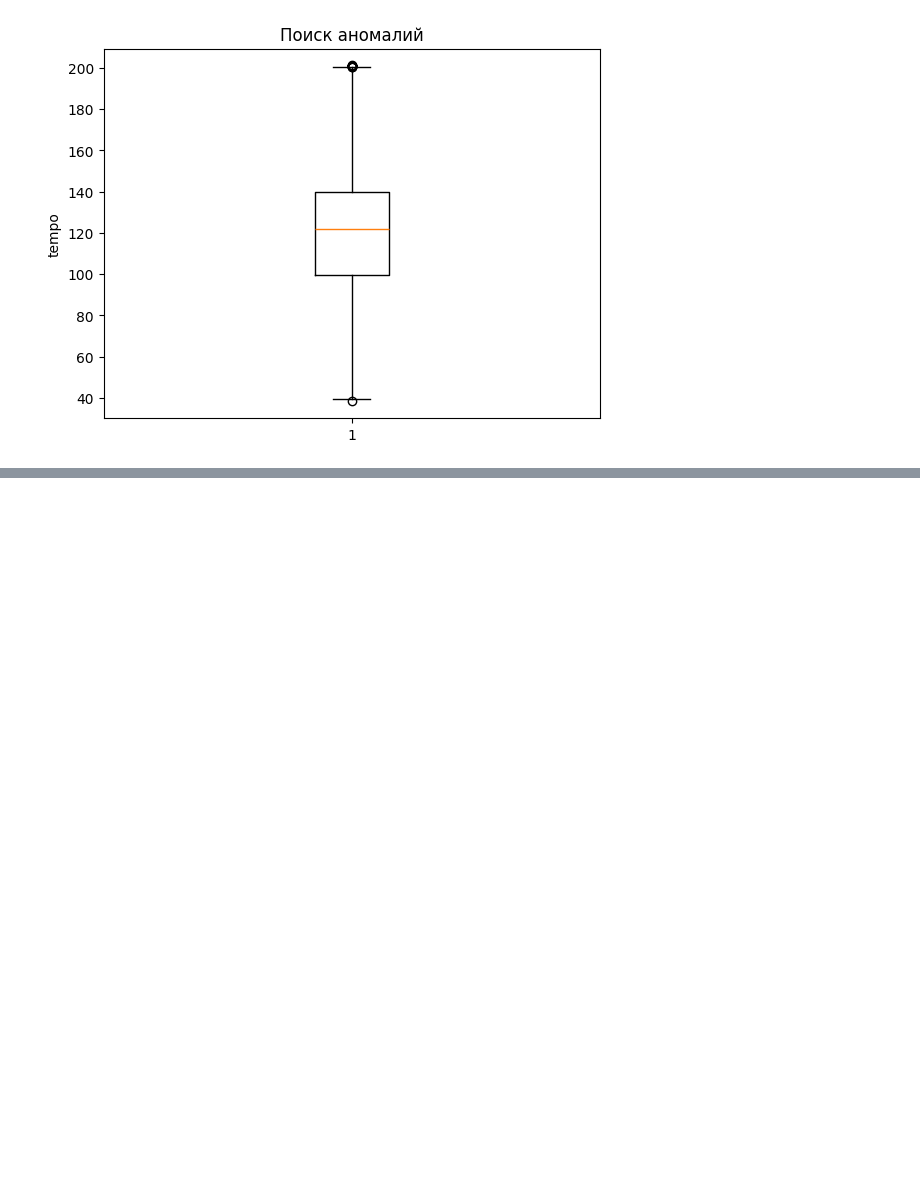
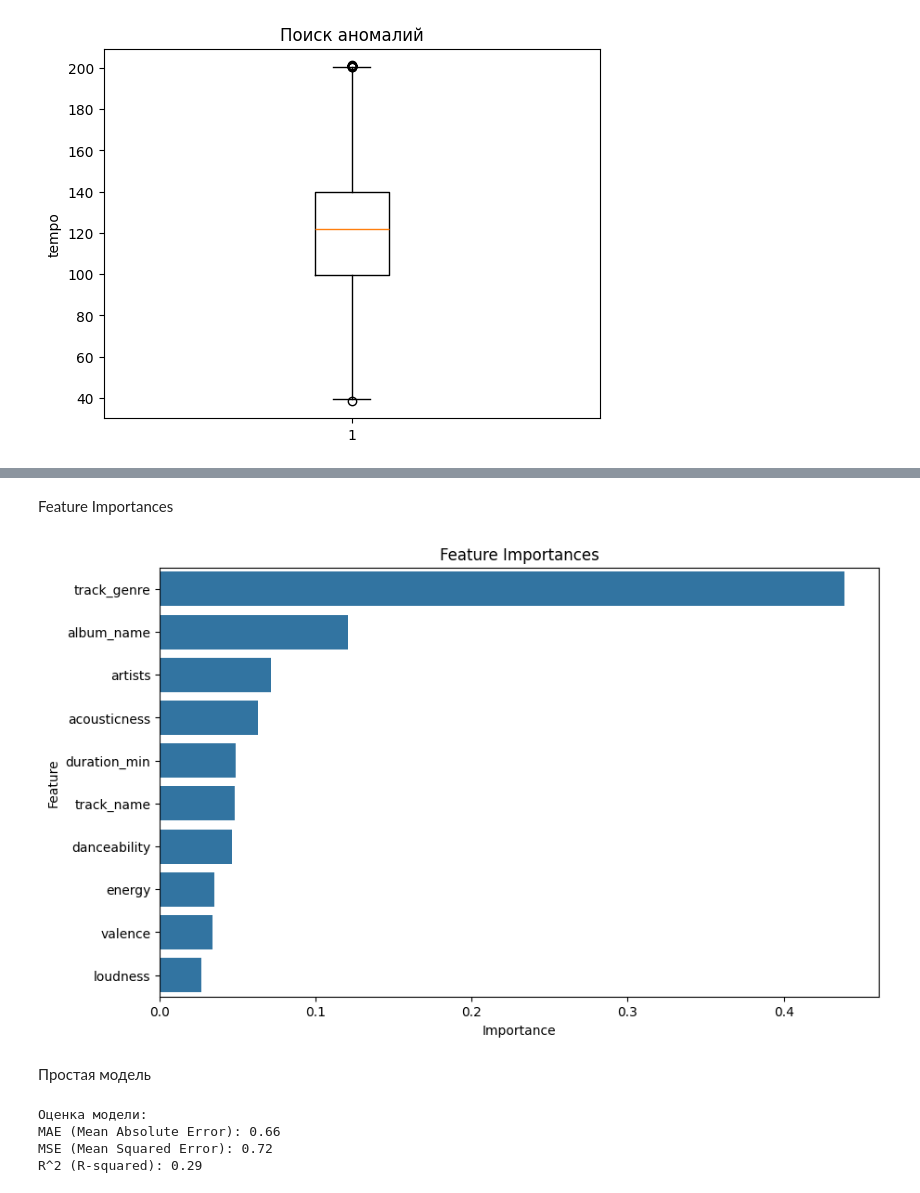
Before and after one commit to KrutyashBB/regression-task, a Jupyter notebook: Задача регрессии.ipynb, the cells around one changed output, grey strips where cells are left out. Drawn from its saved outputs; the diff is of its cells as text; code cells hidden in the pictures; blank space fills up the shorter version.

```diff
--- a/Задача регрессии.ipynb
+++ b/Задача регрессии.ipynb
@@ -180,2 +203,5 @@ plt.show()
+# %%
+categorial_cols = data.select_dtypes(include=["object", "bool"]).columns
+numerical_features = data.select_dtypes(include=['int64', 'float64']).columns
 # %% [markdown]
 Преобразуем все признаки к числовому типу данных
@@ -280,6 +304,7 @@ plt.show()
 Объединяя все эти нюансы, можно сделать вывод, что признак "instrumentalness" можно удалить.
 # %%
 data = data.drop('instrumentalness', axis=1)
+numerical_features = numerical_features.drop('instrumentalness')
 # %% [markdown]
 Определение и удаление аномалий у признака 'liveness'
 # %%
@@ -430,0 +354,3 @@ plt.show()
+# %%
+scaler = StandardScaler()
+data[numerical_features] = scaler.fit_transform(data[numerical_features])
@@ -430,0 +359,2 @@ plt.show()
+# %%
+data['energy_tempo'] = data['energy'] * data['tempo']
@@ -430,0 +386,54 @@ plt.show()
+# %% [markdown]
+Feature Importances
+# %%
+from sklearn.ensemble import RandomForestRegressor
+
+# 1. Выделяем признаки и целевую переменную
+X = data.drop(columns=['popularity'])
+y = data['popularity']
+
+# 2. Разделение на обучающую и тестовую выборки
+X_train, X_test, y_train, y_test = train_test_split(X, y, test_size=0.2, random_state=42)
+
+# 3. Построение модели RandomForest
+model = RandomForestRegressor(n_estimators=20, max_depth=10, random_state=42)
+model.fit(X_train, y_train)
+
+# 4. Оценка важности признаков
+importances = model.feature_importances_
+feature_names = X.columns  # Получаем имена признаков
+
+# 5. Создание DataFrame для важности признаков
+feature_importance_df = pd.DataFrame({'Feature': feature_names, 'Importance': importances})
+
+# 6. Сортировка по важности
+feature_importance_df = feature_importance_df.sort_values(by='Importance', ascending=False)
+
+# 7. Визуализация важности признаков
+plt.figure(figsize=(10, 6))
+sns.barplot(x='Importance', y='Feature', data=feature_importance_df.head(10))
+plt.title('Feature Importances')
+plt.show()
+# %% [output]
+[figure, added]
+# %% [markdown]
+Простая модель
+# %%
+from sklearn.metrics import mean_absolute_error, mean_squared_error, r2_score
+
+y_pred = model.predict(X_test)
+
+# Оценка качества модели
+mae = mean_absolute_error(y_test, y_pred)
+mse = mean_squared_error(y_test, y_pred)
+r2 = r2_score(y_test, y_pred)
+
+print(f"\nОценка модели:")
+print(f"MAE (Mean Absolute Error): {mae:.2f}") # Средняя абсолютная ошибка
+print(f"MSE (Mean Squared Error): {mse:.2f}") # Средняя квадратная ошибка
+print(f"R^2 (R-squared): {r2:.2f}") # Коэффициент детерминации, который указывает, насколько хорошо модель объясняет изменчивость целевой переменной.
+# %% [output]
+Оценка модели:
+MAE (Mean Absolute Error): 0.66
+MSE (Mean Squared Error): 0.72
+R^2 (R-squared): 0.29
```
Also changed, not shown: parts of 8 cells of this notebook.
